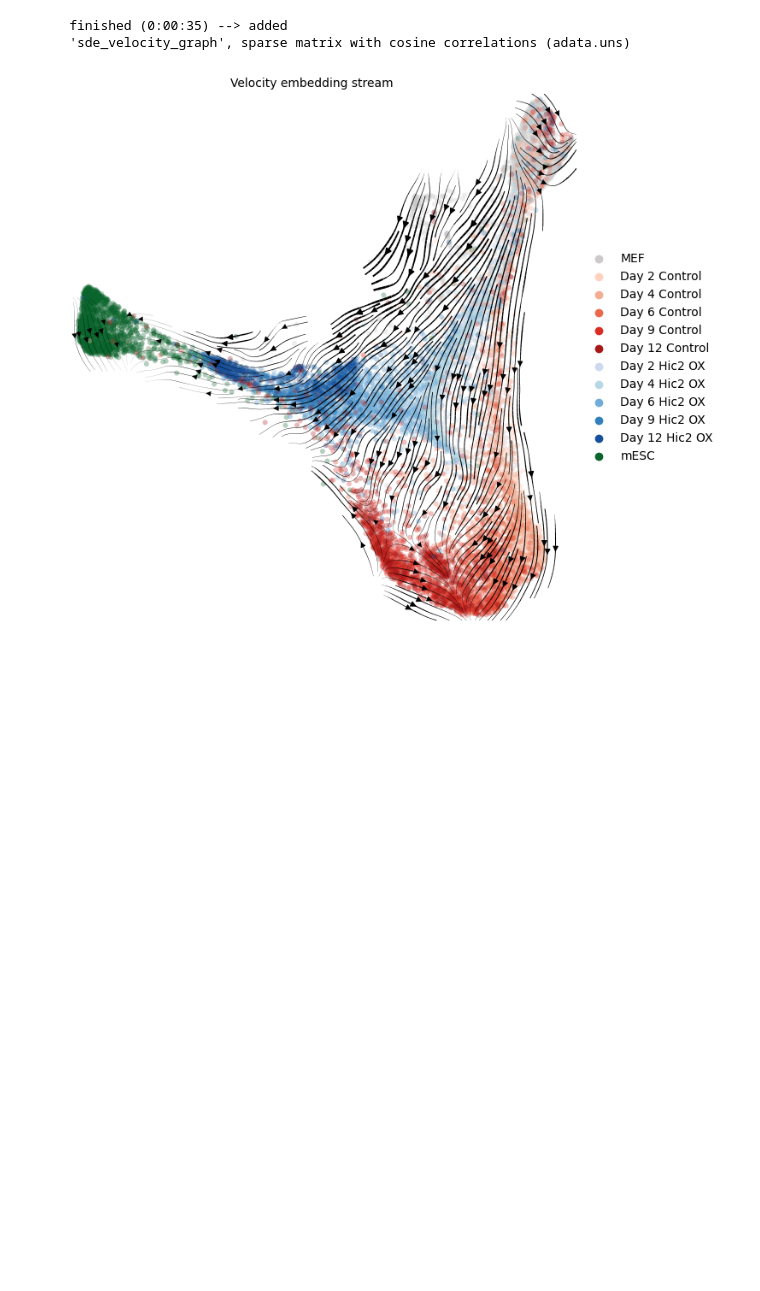
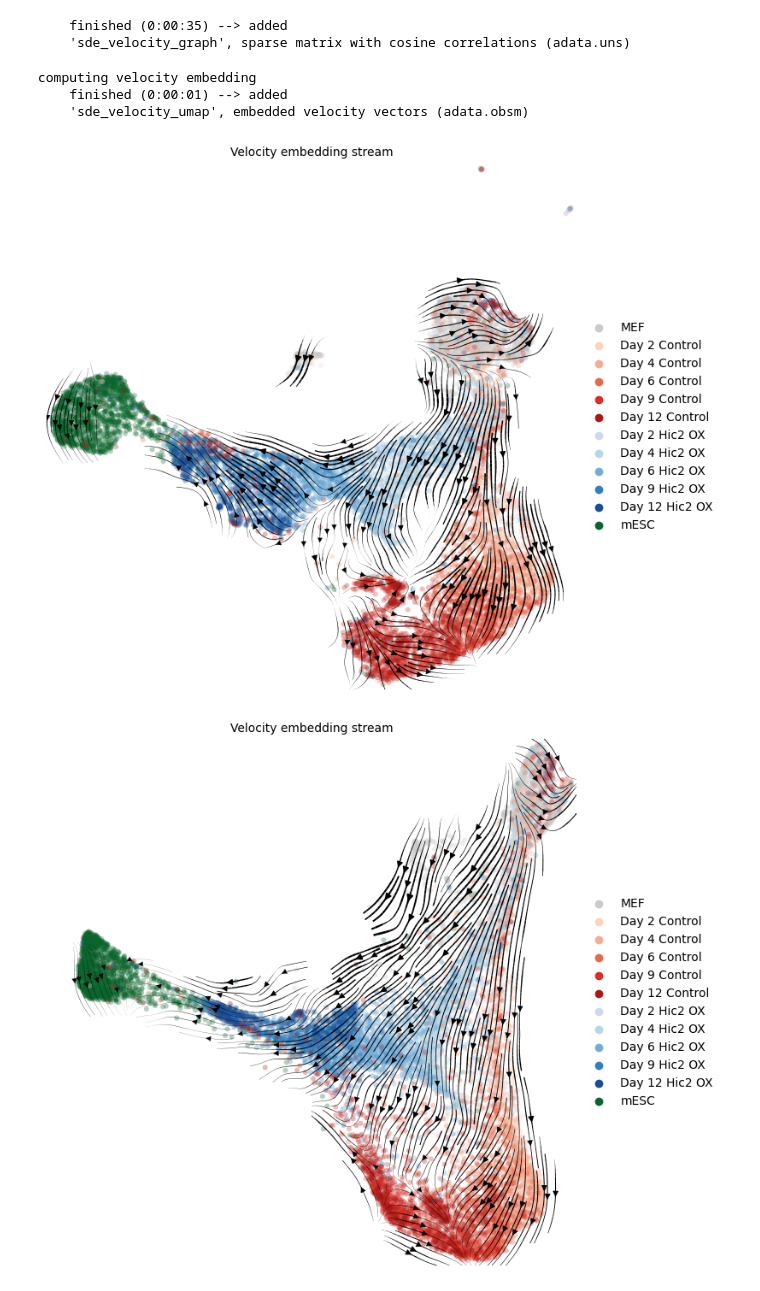
Before and after one commit to logolyte/hic2_masters_project, a Jupyter notebook: SDEvelo.ipynb, the cells around one changed output. Saved outputs shown, nothing was run; the diff lists cells and outputs as text; code cells hidden in the pictures; blank space fills up the shorter version.

```diff
--- a/SDEvelo.ipynb
+++ b/SDEvelo.ipynb
@@ -140,6 +137,13 @@ scvelo.tl.velocity_graph(adata, vkey="sde_velocity", n_jobs=16)
 computing velocity graph (using 16/16 cores)
     finished (0:00:35) --> added
     'sde_velocity_graph', sparse matrix with cosine correlations (adata.uns)
+# %%
+scvelo.pl.velocity_embedding_stream(adata, vkey="sde_velocity", basis="umap", color="sample", legend_loc="right", figsize=(8,8), title="Velocity embedding stream", density=4)
+# %% [output]
+computing velocity embedding
+    finished (0:00:01) --> added
+    'sde_velocity_umap', embedded velocity vectors (adata.obsm)
+[figure, added]
 # %%
 scvelo.pl.velocity_embedding_stream(adata, vkey="sde_velocity", basis="fdl", color="sample", legend_loc="right", figsize=(8,8), title="Velocity embedding stream", density=4)
 # %% [output]
```
Also changed, not shown: parts of 1 cell of this notebook, 4 other files.
